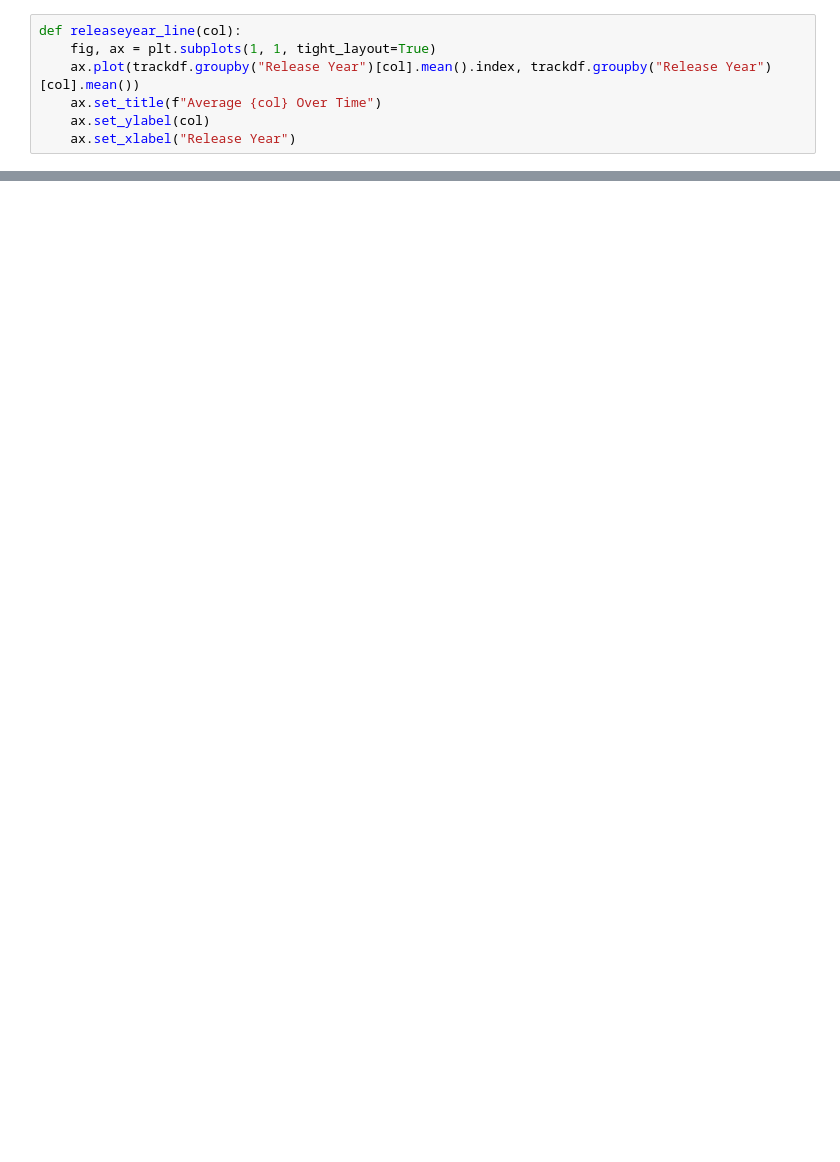
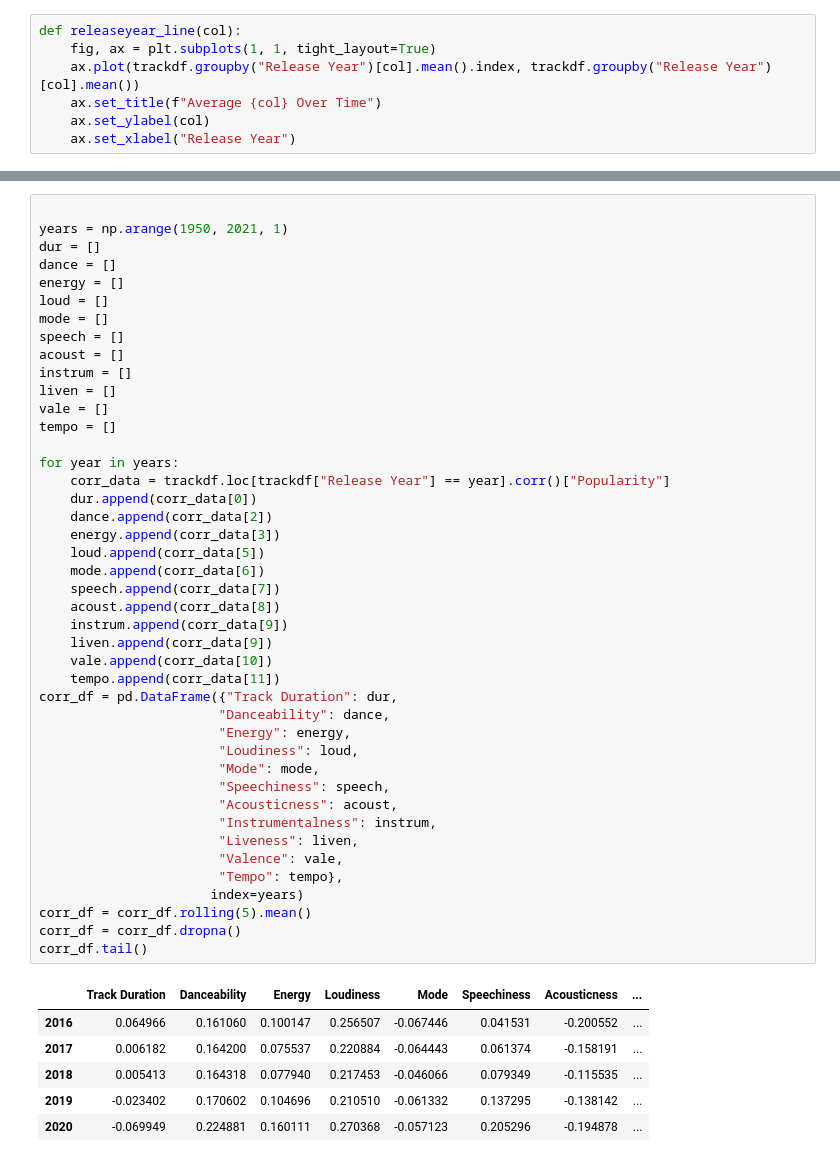
Before and after one commit to LievoisT/DataProject-Spotify, a Jupyter notebook: popularity_analysis.ipynb, the cells around one changed output, grey strips where cells are left out. Drawn from its saved outputs; the diff is of its cells as text; blank space fills up the shorter version.

```diff
--- a/popularity_analysis.ipynb
+++ b/popularity_analysis.ipynb
@@ -76,0 +96,50 @@ releaseyear_line("Track Duration")
+# %%
+
+years = np.arange(1950, 2021, 1)
+dur = []
+dance = []
+energy = []
+loud = []
+mode = []
+speech = []
+acoust = []
+instrum = []
+liven = []
+vale = []
+tempo = []
+
+for year in years:
+    corr_data = trackdf.loc[trackdf["Release Year"] == year].corr()["Popularity"]
+    dur.append(corr_data[0])
+    dance.append(corr_data[2])
+    energy.append(corr_data[3])
+    loud.append(corr_data[5])
+    mode.append(corr_data[6])
+    speech.append(corr_data[7])
+    acoust.append(corr_data[8])
+    instrum.append(corr_data[9])
+    liven.append(corr_data[9])
+    vale.append(corr_data[10])
+    tempo.append(corr_data[11])
+corr_df = pd.DataFrame({"Track Duration": dur,
+                       "Danceability": dance,
+                       "Energy": energy,
+                       "Loudiness": loud,
+                       "Mode": mode,
+                       "Speechiness": speech,
+                       "Acousticness": acoust,
+                       "Instrumentalness": instrum,
+                       "Liveness": liven,
+                       "Valence": vale,
+                       "Tempo": tempo},
+                      index=years)
+corr_df = corr_df.rolling(5).mean()
+corr_df = corr_df.dropna()
+corr_df.tail()
+# %% [output]
+|  | Track Duration | Danceability | Energy | Loudiness | Mode | Speechiness | Acousticness | ... |
+| 2016 | 0.064966 | 0.161060 | 0.100147 | 0.256507 | -0.067446 | 0.041531 | -0.200552 | ... |
+| 2017 | 0.006182 | 0.164200 | 0.075537 | 0.220884 | -0.064443 | 0.061374 | -0.158191 | ... |
+| 2018 | 0.005413 | 0.164318 | 0.077940 | 0.217453 | -0.046066 | 0.079349 | -0.115535 | ... |
+| 2019 | -0.023402 | 0.170602 | 0.104696 | 0.210510 | -0.061332 | 0.137295 | -0.138142 | ... |
+| 2020 | -0.069949 | 0.224881 | 0.160111 | 0.270368 | -0.057123 | 0.205296 | -0.194878 | ... |
```
Also changed, not shown: parts of 6 cells of this notebook.
